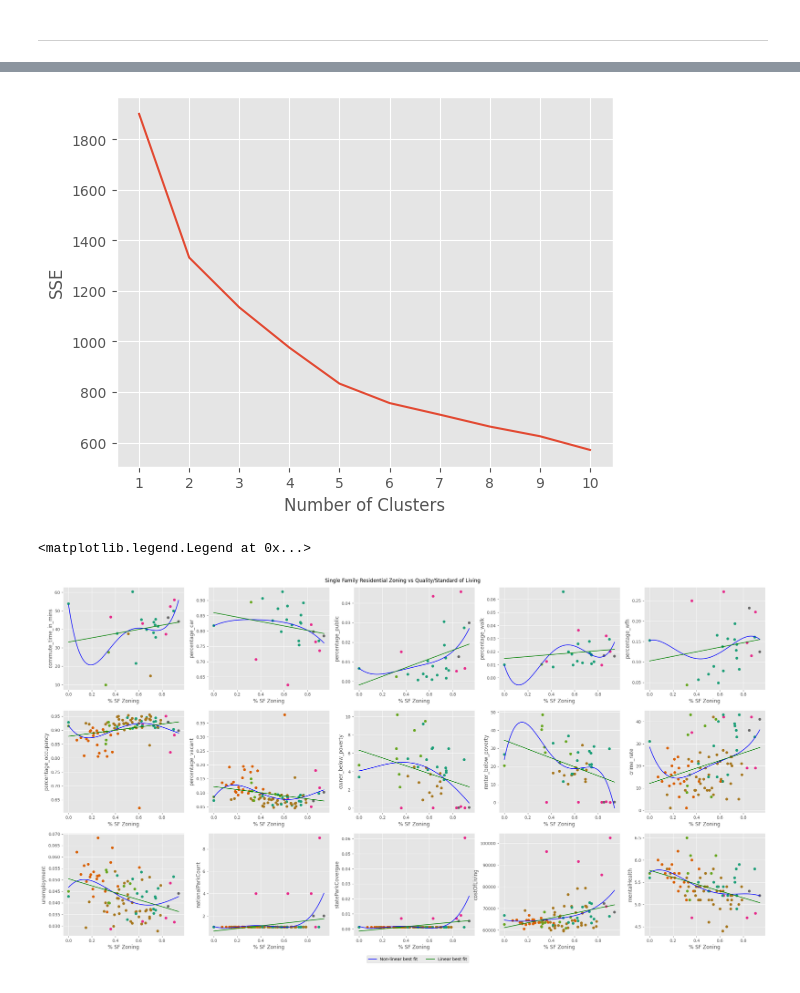
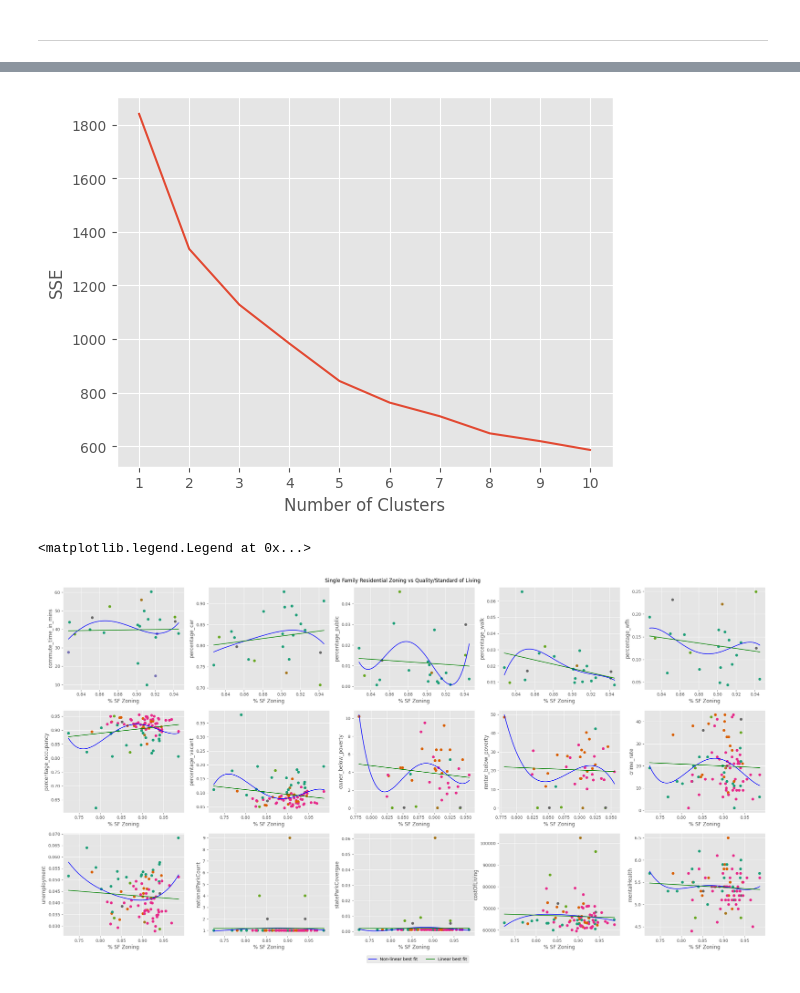
Before and after one commit to ashsProjects/Distributed_Analytics_of_US_Residential_Zoning, a Jupyter notebook: analysis.ipynb, the cells around one changed output, grey strips where cells are left out. Saved outputs shown, nothing was run; the diff lists cells and outputs as text; code cells hidden in the pictures.

```diff
--- a/analysis.ipynb
+++ b/analysis.ipynb
@@ -156,3 +156,5 @@ df_crime = pd.DataFrame(all_values.T, columns=headers)
+# %%
+df = df[df['all_residential'].astype('float64') > 1]
 # %% [markdown]
 <hr>
 # %%
@@ -201 +203,9 @@ Top 5 counties with the highest multi family/purpose residential zoning:
 5 rows × 22 columns
+# %%
+summary = []
+
+for i in range(2, 22):
+    desc = df[df.iloc[:, i].astype('float64') != 0.0].iloc[:, i].astype('float64').describe()
+    summary.append([desc.name, desc[0], desc[1], desc[2], desc[3], desc[4], desc[5], desc[6], desc[7]])
+
+pd.DataFrame(summary, columns=['', 'Count', 'Mean', 'Std', 'Min', '25%', '50%', '75%', 'Max'])
@@ -224,8 +252,8 @@ def find_best_fit(x, y):
 
     return (x_best, y_best, y_lin)
 # %%
-data = df_crime.copy()
-columnNames = df_crime.columns
+data = df.copy()
+columnNames = df.columns
 
 features = data.drop(['county', 'state'], axis=1)
 
@@ -250,33 +278,36 @@ plt.xlabel("Number of Clusters")
 plt.ylabel("SSE")
 plt.show()
 
-kmeans = KMeans(n_clusters=6, random_state=42)
+kmeans = KMeans(n_clusters=6, random_state=42, n_init=10)
 data['cluster'] = pd.to_numeric(kmeans.fit_predict(scaled_data))
 
 #data_g1 = data[data['cluster'] == 1]
-all_values = data.values.T
+df = data
 # %% [output]
-[figure, old version]
+[figure, new version]
+# %%
+sf_df = df[df['percent_residential'].astype('float64') > 0.70]
+multi_df = df[df['percent_multi'].astype('float64') < 0.35]
 # %%
 #finding correlation between percentage of single family residential and features
 plt.figure(figsize=(30, 15))
 for i in range(7, 22):
     plt.subplot(3, 5, i-6)
 
-    mask = (all_values[i].astype('float64') == 0)
-    x = all_values[5][~mask].astype('float64')
-    y = all_values[i][~mask].astype('float64')
-    plt.scatter(x, y, c=data['cluster'].values[~mask], cmap="Dark2")
+    mask = (sf_df[sf_df.columns[i]].astype('float64') == 0)
+    x = sf_df['percent_residential'].values.astype('float64')[~mask]
+    y = sf_df[sf_df.columns[i]].values.astype('float64')[~mask]
+    plt.scatter(x, y, c=sf_df['cluster'].values[~mask], cmap="Dark2")
 
     X, Y, Y_lin = find_best_fit(x, y)
 
     plt.plot(X, Y, color='blue', label='Non-linear best fit')
     plt.plot(X, Y_lin, color='green', label='Linear best fit')
     plt.xlabel('% SF Zoning')
     plt.ylabel(headers[i])
     plt.suptitle('Single Family Residential Zoning vs Quality/Standard of Living', y=0.9)
 handles, labels = plt.gca().get_legend_handles_labels()
 plt.figlegend(handles, labels, loc=(0.45, 0.03), ncol=2)
 # %% [output]
 <matplotlib.legend.Legend at 0x...>
-[figure, old version]
+[figure, new version]
```
Also changed, not shown: parts of 7 cells of this notebook, 4 other files.
